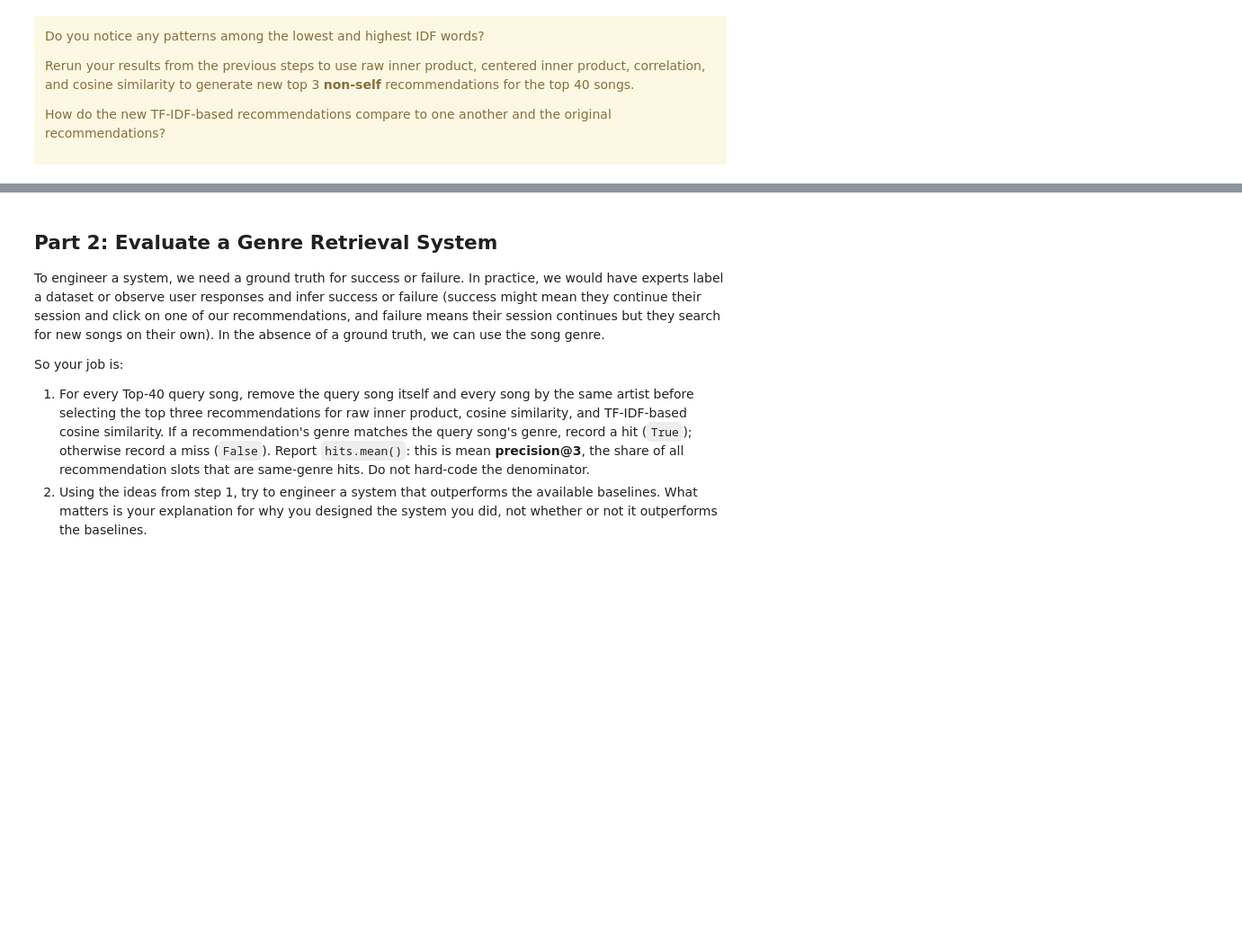
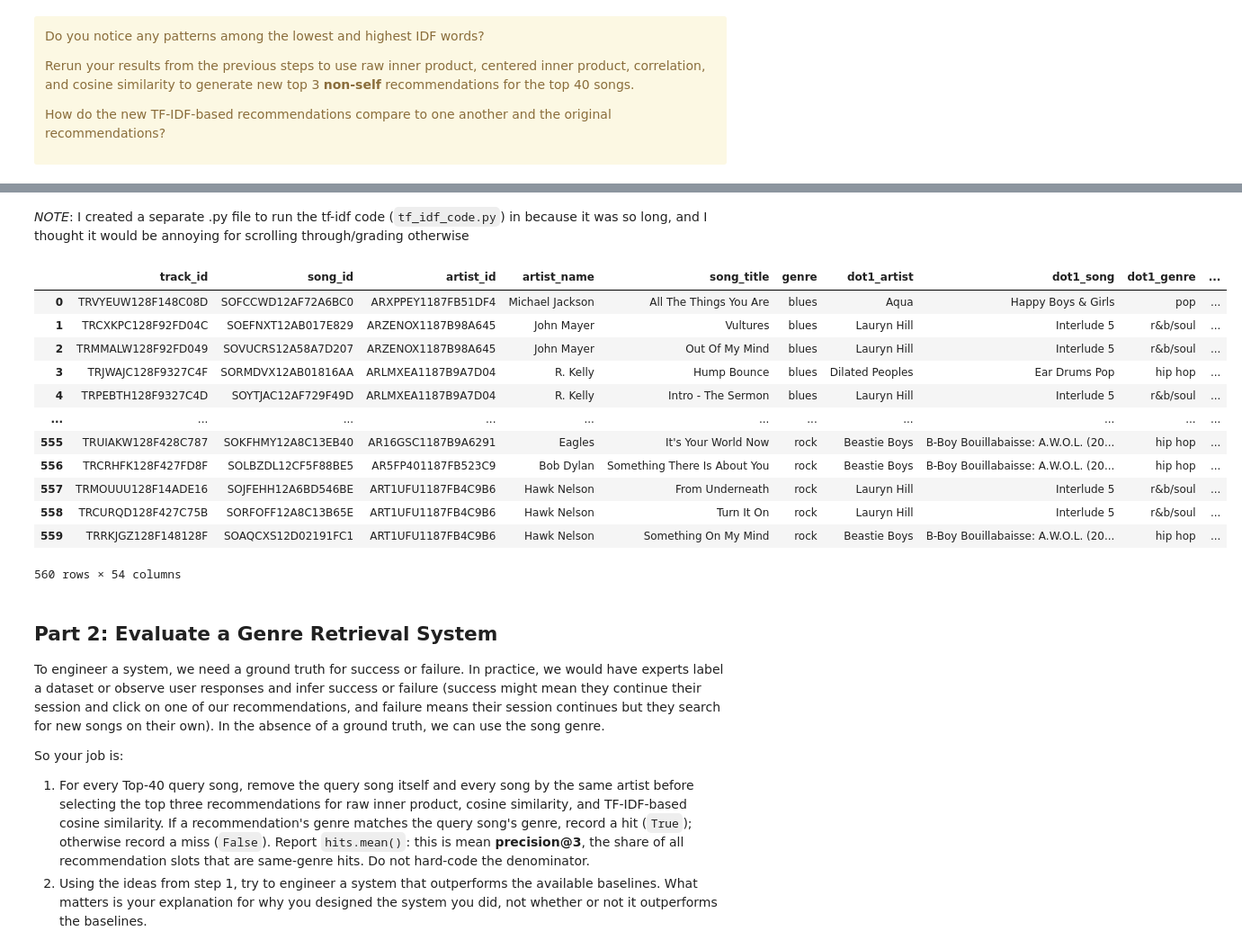
Before and after one commit to ae-phillips/uu_vectors_and_matrices, a Jupyter notebook: Thursday Lab/lab_01.ipynb, the cells around one changed output, grey strips where cells are left out. Shown at 90% size. Cells and saved outputs as stored; diff of their text form; code cells hidden in the pictures; blank space fills up the shorter version.

```diff
--- a/Thursday Lab/lab_01.ipynb
+++ b/Thursday Lab/lab_01.ipynb
@@ -816,0 +848,2 @@ How do the new TF-IDF-based recommendations compare to one another and the origi
+# %% [markdown]
+*NOTE*: I created a separate .py file to run the tf-idf code (`tf_idf_code.py`) in because it was so long, and I thought it would be annoying for scrolling through/grading otherwise
@@ -817,3 +853,20 @@ How do the new TF-IDF-based recommendations compare to one another and the origi
+# %%
+# import dataset of tf_idf results
+top_40_tf_idf
+# %% [output]
+|  | track_id | song_id | artist_id | artist_name | song_title | genre | dot1_artist | dot1_song | dot1_genre | ... |
+| 0 | TRVYEUW128F148C08D | SOFCCWD12AF72A6BC0 | ARXPPEY1187FB51DF4 | Michael Jackson | All The Things You Are | blues | Aqua | Happy Boys & Girls | pop | ... |
+| 1 | TRCXKPC128F92FD04C | SOEFNXT12AB017E829 | ARZENOX1187B98A645 | John Mayer | Vultures | blues | Lauryn Hill | Interlude 5 | r&b/soul | ... |
+| 2 | TRMMALW128F92FD049 | SOVUCRS12A58A7D207 | ARZENOX1187B98A645 | John Mayer | Out Of My Mind | blues | Lauryn Hill | Interlude 5 | r&b/soul | ... |
+| 3 | TRJWAJC128F9327C4F | SORMDVX12AB01816AA | ARLMXEA1187B9A7D04 | R. Kelly | Hump Bounce | blues | Dilated Peoples | Ear Drums Pop | hip hop | ... |
+| 4 | TRPEBTH128F9327C4D | SOYTJAC12AF729F49D | ARLMXEA1187B9A7D04 | R. Kelly | Intro - The Sermon | blues | Lauryn Hill | Interlude 5 | r&b/soul | ... |
+| ... | ... | ... | ... | ... | ... | ... | ... | ... | ... | ... |
+| 555 | TRUIAKW128F428C787 | SOKFHMY12A8C13EB40 | AR16GSC1187B9A6291 | Eagles | It's Your World Now | rock | Beastie Boys | B-Boy Bouillabaisse: A.W.O.L. (20... | hip hop | ... |
+| 556 | TRCRHFK128F427FD8F | SOLBZDL12CF5F88BE5 | AR5FP401187FB523C9 | Bob Dylan | Something There Is About You | rock | Beastie Boys | B-Boy Bouillabaisse: A.W.O.L. (20... | hip hop | ... |
+| 557 | TRMOUUU128F14ADE16 | SOJFEHH12A6BD546BE | ART1UFU1187FB4C9B6 | Hawk Nelson | From Underneath | rock | Lauryn Hill | Interlude 5 | r&b/soul | ... |
+| 558 | TRCURQD128F427C75B | SORFOFF12A8C13B65E | ART1UFU1187FB4C9B6 | Hawk Nelson | Turn It On | rock | Lauryn Hill | Interlude 5 | r&b/soul | ... |
+| 559 | TRRKJGZ128F148128F | SOAQCXS12D02191FC1 | ART1UFU1187FB4C9B6 | Hawk Nelson | Something On My Mind | rock | Beastie Boys | B-Boy Bouillabaisse: A.W.O.L. (20... | hip hop | ... |
+560 rows × 54 columns
 # %% [markdown]
 ## Part 2: Evaluate a Genre Retrieval System
 
```
Also changed, not shown: parts of 4 cells of this notebook, 1 other file.
